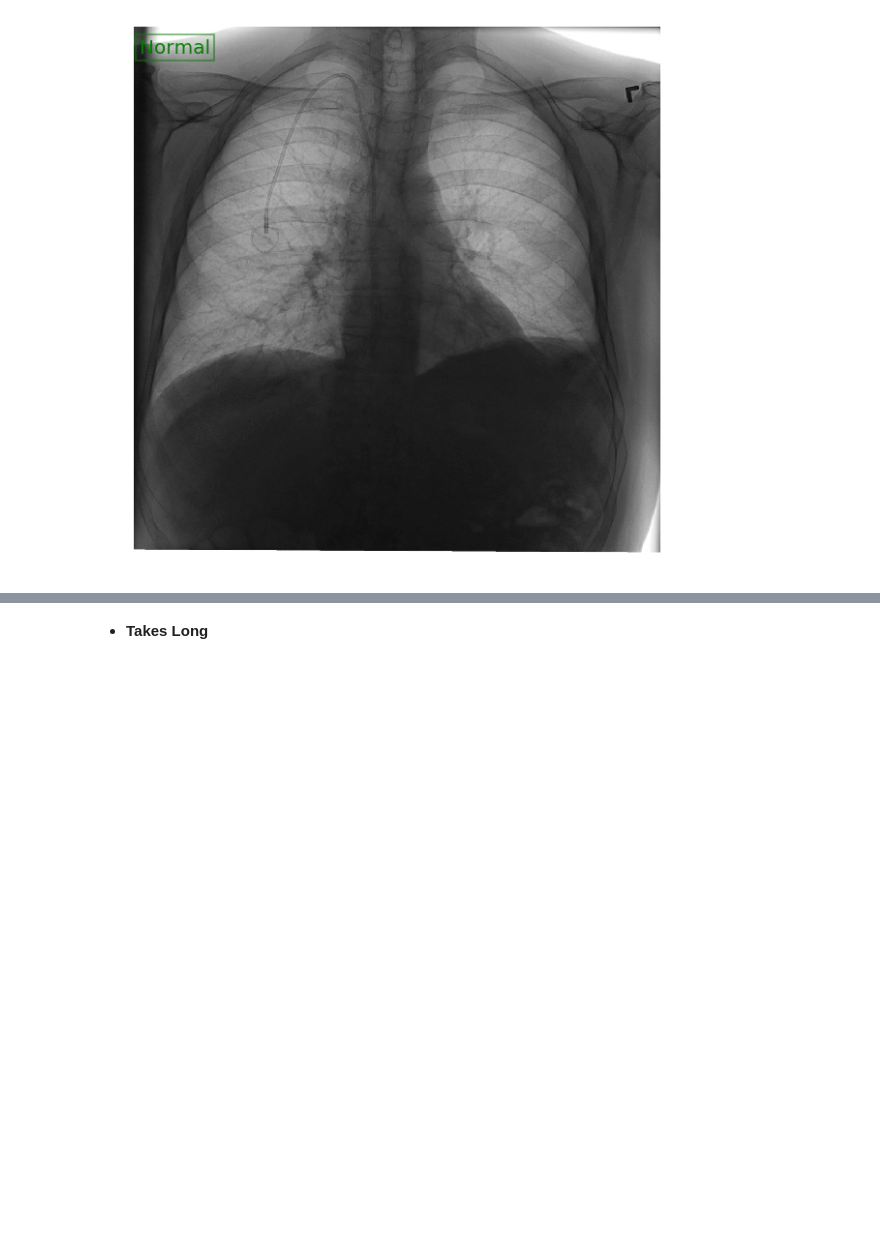
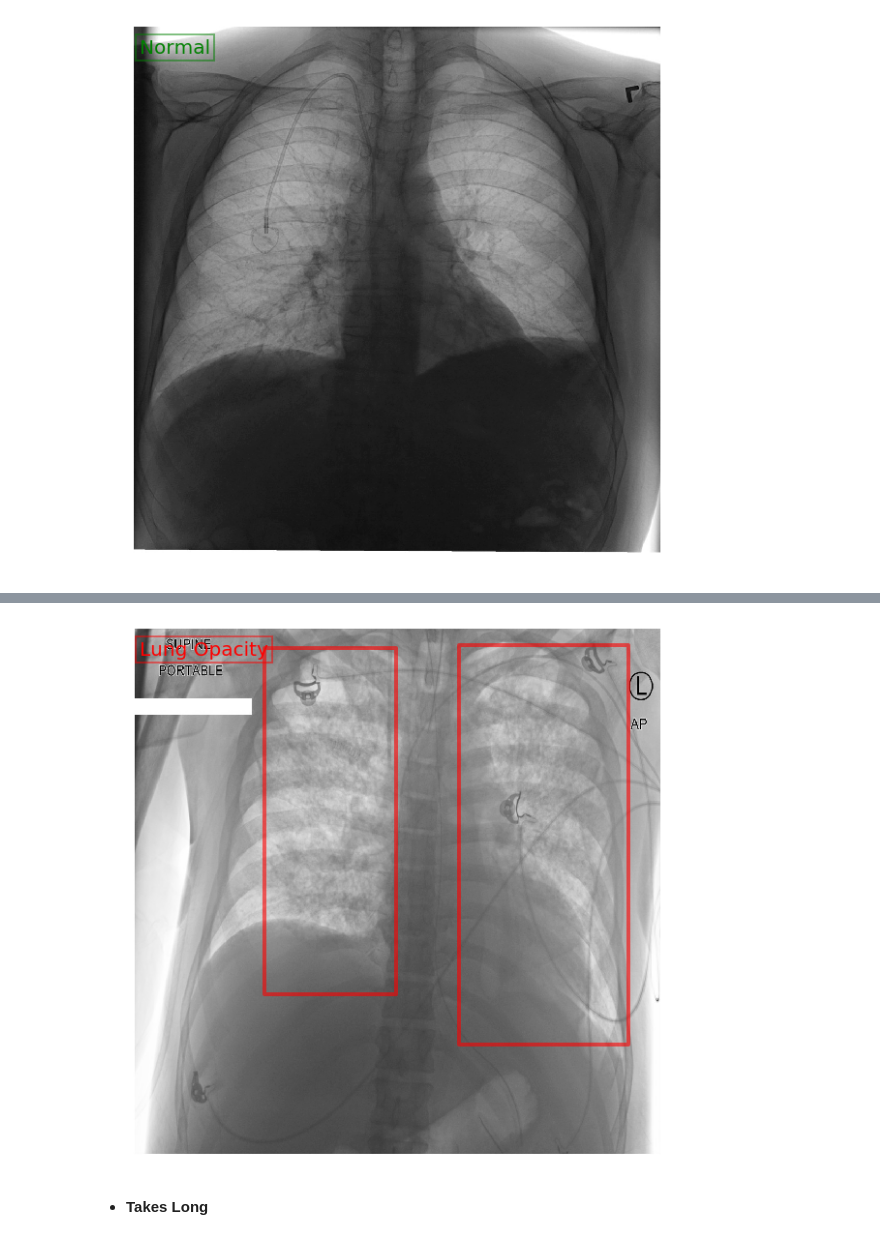
Before and after one commit to philusnarh/chexnet, a Jupyter notebook: Beginner_Intro_to_Lung_Opacity_S1.ipynb, the cells around one changed output, grey strips where cells are left out. Drawn from its saved outputs; the diff is of its cells as text; code cells hidden in the pictures; blank space fills up the shorter version.

```diff
--- a/Beginner_Intro_to_Lung_Opacity_S1.ipynb
+++ b/Beginner_Intro_to_Lung_Opacity_S1.ipynb
@@ -290,3 +296,9 @@ display_image_per_patient(df_train, pId, sample='train')
+# %%
+# run this cell multiple times to visualize different examples
+pId = df_train['patientId'].sample(1).values[0]
+display_image_per_patient(df_train, pId, sample='train')
+# %% [output]
+[figure, added]
 # %%
 def get_metadata_per_patient(pId, attribute, sample='train'):
     '''
```
Also changed, not shown: parts of 1 cell of this notebook.
